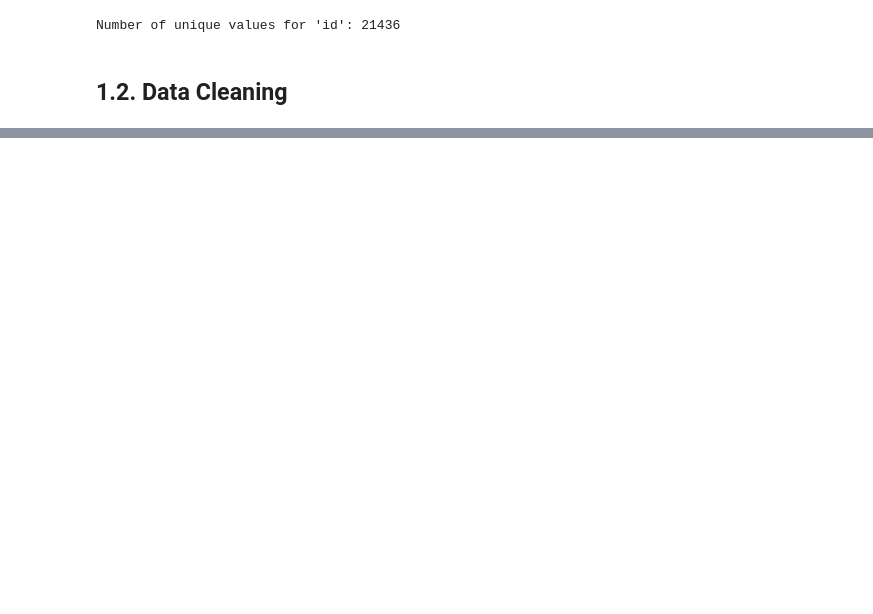
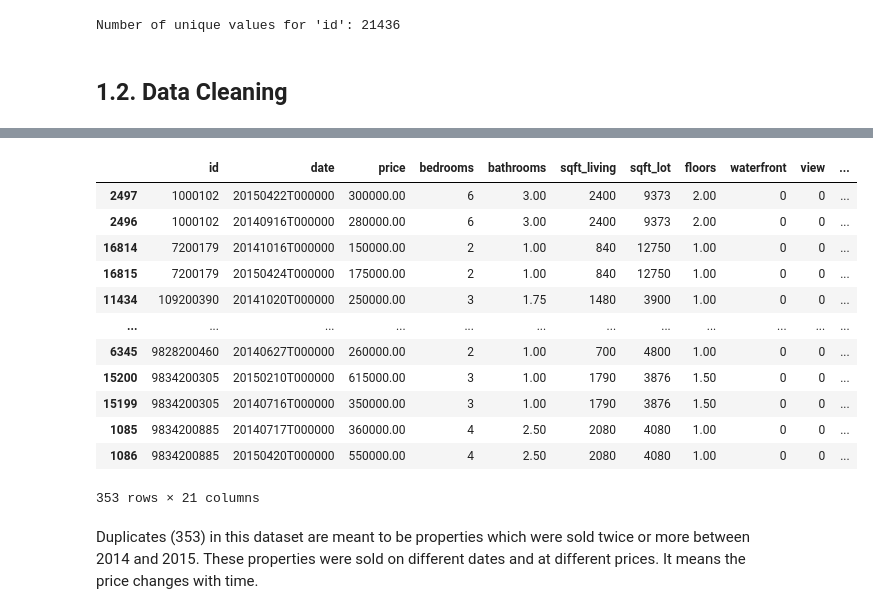
Before and after one commit to lucasquemelli/House_Rocket, a Jupyter notebook: House_Rocket_venv/house_rocket_insight.ipynb, the cells around one changed output, grey strips where cells are left out. Drawn from its saved outputs; the diff is of its cells as text; code cells hidden in the pictures; blank space fills up the shorter version.

```diff
--- a/House_Rocket_venv/house_rocket_insight.ipynb
+++ b/House_Rocket_venv/house_rocket_insight.ipynb
@@ -110,0 +132,20 @@ Number of unique values for 'id': 21436
+# %%
+#Checking for duplicates in identification number (id)
+ids = data['id']
+data[ids.isin(ids[ids.duplicated()])].sort_values('id')
+# %% [output]
+|  | id | date | price | bedrooms | bathrooms | sqft_living | sqft_lot | floors | waterfront | view | ... |
+| 2497 | 1000102 | 20150422T000000 | 300000.00 | 6 | 3.00 | 2400 | 9373 | 2.00 | 0 | 0 | ... |
+| 2496 | 1000102 | 20140916T000000 | 280000.00 | 6 | 3.00 | 2400 | 9373 | 2.00 | 0 | 0 | ... |
+| 16814 | 7200179 | 20141016T000000 | 150000.00 | 2 | 1.00 | 840 | 12750 | 1.00 | 0 | 0 | ... |
+| 16815 | 7200179 | 20150424T000000 | 175000.00 | 2 | 1.00 | 840 | 12750 | 1.00 | 0 | 0 | ... |
+| 11434 | 109200390 | 20141020T000000 | 250000.00 | 3 | 1.75 | 1480 | 3900 | 1.00 | 0 | 0 | ... |
+| ... | ... | ... | ... | ... | ... | ... | ... | ... | ... | ... | ... |
+| 6345 | 9828200460 | 20140627T000000 | 260000.00 | 2 | 1.00 | 700 | 4800 | 1.00 | 0 | 0 | ... |
+| 15200 | 9834200305 | 20150210T000000 | 615000.00 | 3 | 1.00 | 1790 | 3876 | 1.50 | 0 | 0 | ... |
+| 15199 | 9834200305 | 20140716T000000 | 350000.00 | 3 | 1.00 | 1790 | 3876 | 1.50 | 0 | 0 | ... |
+| 1085 | 9834200885 | 20140717T000000 | 360000.00 | 4 | 2.50 | 2080 | 4080 | 1.00 | 0 | 0 | ... |
+| 1086 | 9834200885 | 20150420T000000 | 550000.00 | 4 | 2.50 | 2080 | 4080 | 1.00 | 0 | 0 | ... |
+353 rows × 21 columns
+# %% [markdown]
+Duplicates (353) in this dataset are meant to be properties which were sold twice or more between 2014 and 2015. These properties were sold on different dates and at different prices. It means the price changes with time.
```
Also changed, not shown: parts of 10 cells of this notebook.
